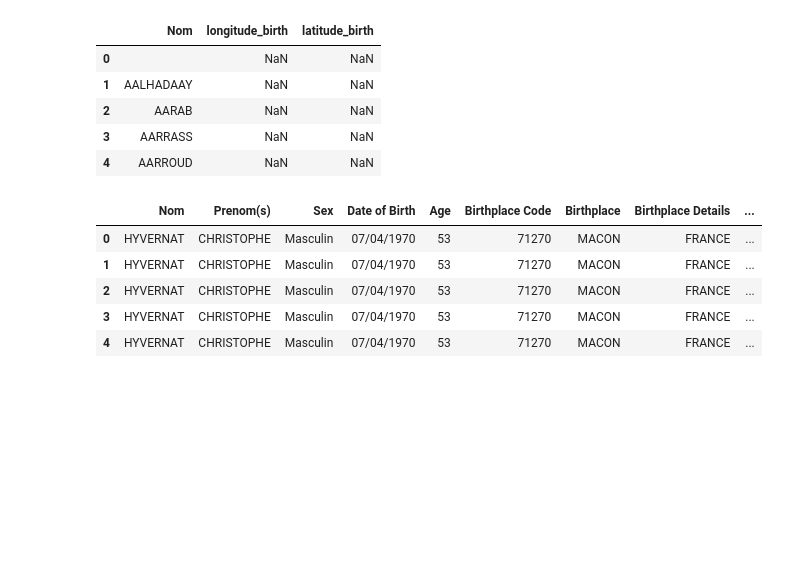
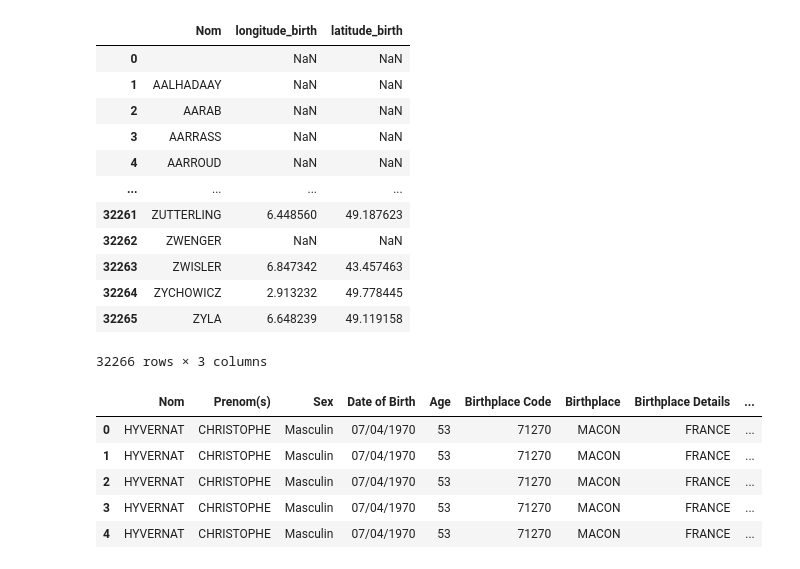
Before and after one commit to emmanuelgkn/goco_project, a Jupyter notebook: notebook.ipynb, the cells around one changed output. Drawn from its saved outputs; the diff is of its cells as text; code cells hidden in the pictures; blank space fills up the shorter version.

```diff
--- a/notebook.ipynb
+++ b/notebook.ipynb
@@ -116,5 +116,6 @@ df = pd.DataFrame(data)
 
 # On crée un DataFrame avec toute l'information ensemble pour pouvoir comparer les Villes avec leur position géographique
 # Realizar la fusión para las coordenadas de muerte
+positions_geo.drop_duplicates(inplace='true')
 merged_df_death = df.merge(positions_geo, left_on='Deathplace Code', right_on='code_commune_INSEE', how='left')
 merged_df_death = merged_df_death.rename(columns={'longitude': 'longitude_death', 'latitude': 'latitude_death'})
@@ -126,14 +143,21 @@ grouped_df_birth = merged_df_birth.groupby('Nom').agg({
     'latitude_birth': 'first',   # Utilisez 'first' pour obtenir le premier valeur non nulle.
 }).reset_index()
 # %%
-grouped_df_birth.head()
+grouped_df_birth
 # %% [output]
 |  | Nom | longitude_birth | latitude_birth |
 | 0 |  | NaN | NaN |
 | 1 | AALHADAAY | NaN | NaN |
 | 2 | AARAB | NaN | NaN |
 | 3 | AARRASS | NaN | NaN |
 | 4 | AARROUD | NaN | NaN |
+| ... | ... | ... | ... |
+| 32261 | ZUTTERLING | 6.448560 | 49.187623 |
+| 32262 | ZWENGER | NaN | NaN |
+| 32263 | ZWISLER | 6.847342 | 43.457463 |
+| 32264 | ZYCHOWICZ | 2.913232 | 49.778445 |
+| 32265 | ZYLA | 6.648239 | 49.119158 |
+32266 rows × 3 columns
 # %%
 merged_df_birth.head()
 # %% [output]
```
Also changed, not shown: parts of 2 cells of this notebook, 2 other files.
